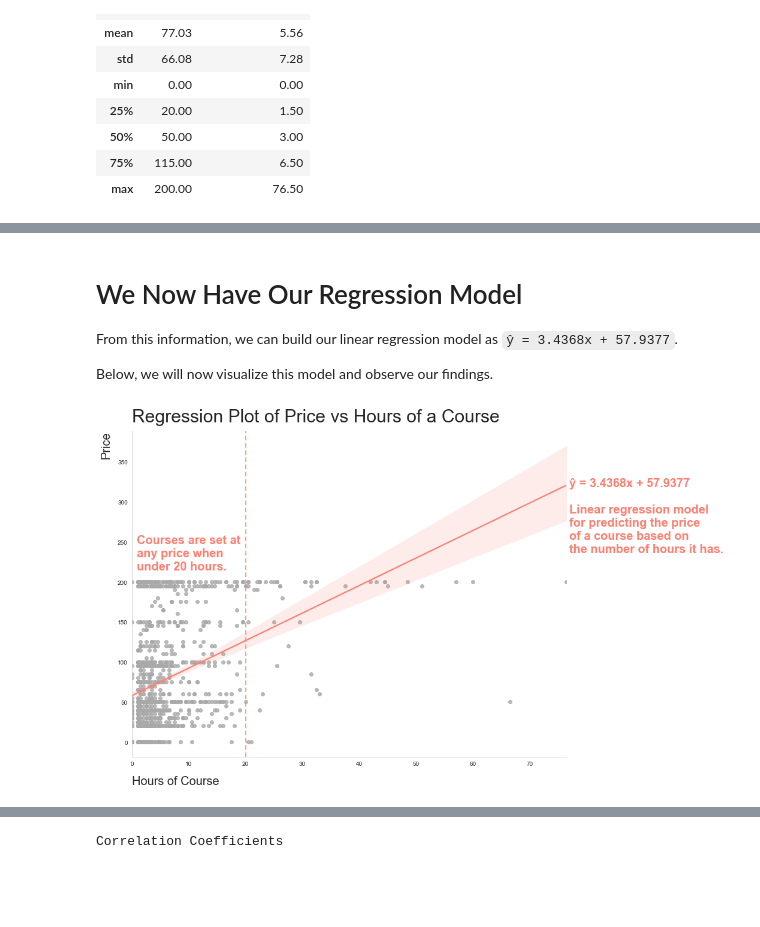
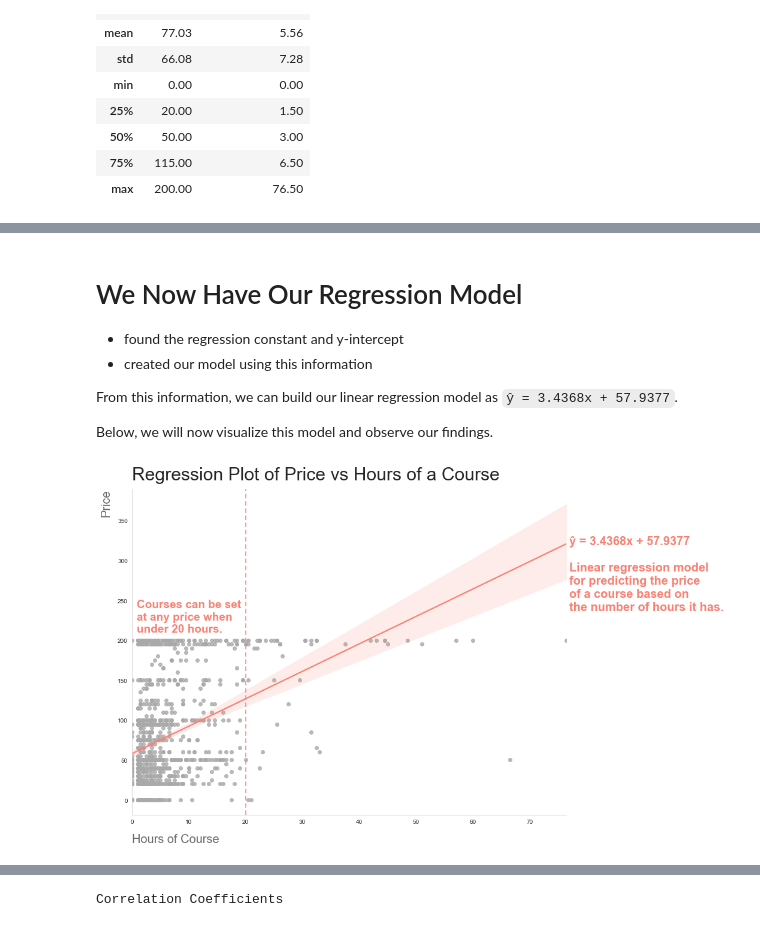
Before and after one commit to willnguyen14/udemy-viz-project, a Jupyter notebook: udemy.ipynb, the cells around one changed output, grey strips where cells are left out. Saved outputs shown, nothing was run; the diff lists cells and outputs as text; code cells hidden in the pictures; blank space fills up the shorter version.

```diff
--- a/udemy.ipynb
+++ b/udemy.ipynb
@@ -272,28 +285,35 @@ Notes:
 [1] Standard Errors assume that the covariance matrix of the errors is correctly specified.
 # %% [markdown]
 # We Now Have Our Regression Model
+- found the regression constant and y-intercept
+- created our model using this information
+
 From this information, we can build our linear regression model as `ŷ = 3.4368x + 57.9377`.
 
 Below, we will now visualize this model and observe our findings.
 # %%
 import seaborn as sns
 import matplotlib.pyplot as plt
 %matplotlib inline
 
 sns.set_style("whitegrid", {'axes.grid' : False})
 plt.figure(figsize=(13,10))
+
 sns.regplot(x=web_dev.contentInfo_hours, y=web_dev.price, scatter_kws={"color":"darkgrey"}, line_kws={"color":"salmon"})
 plt.axvline(x=20,dashes=(5, 3), c='salmon')
+
 sns.despine()
 plt.title("Regression Plot of Price vs Hours of a Course",fontsize=30,pad=15,loc='left')
-plt.xlabel("Hours of Course", fontsize=20, loc="left",labelpad=15)
-plt.ylabel("Price", fontsize=20, loc="top",labelpad=10)
+plt.xlabel("Hours of Course", fontsize=20, loc="left",labelpad=15,color="dimgrey")
+plt.ylabel("Price", fontsize=20, loc="top",labelpad=10,color="dimgrey")
+
 plt.text(77,237,"ŷ = 3.4368x + 57.9377 \n\nLinear regression model \nfor predicting the price \nof a course based on \nthe number of hours it has.",
          fontsize=20,color='salmon',fontweight='bold')
-plt.text(0.8,215,"Courses are set at \nany price when \nunder 20 hours.",
-         fontsize=20,color='salmon',fontweight='bold')
+plt.text(0.8,210,"Courses can be set \nat any price when \nunder 20 hours.",
+         fontsize=19,color='salmon',fontweight='bold')
+
 plt.show()
 # %% [output]
-[figure, old version]
+[figure, new version]
 # %% [markdown]
 # There is a positive trend but the data is too sporatic to be able to use the regression model to make any insights.
```
Also changed, not shown: parts of 47 cells of this notebook.
